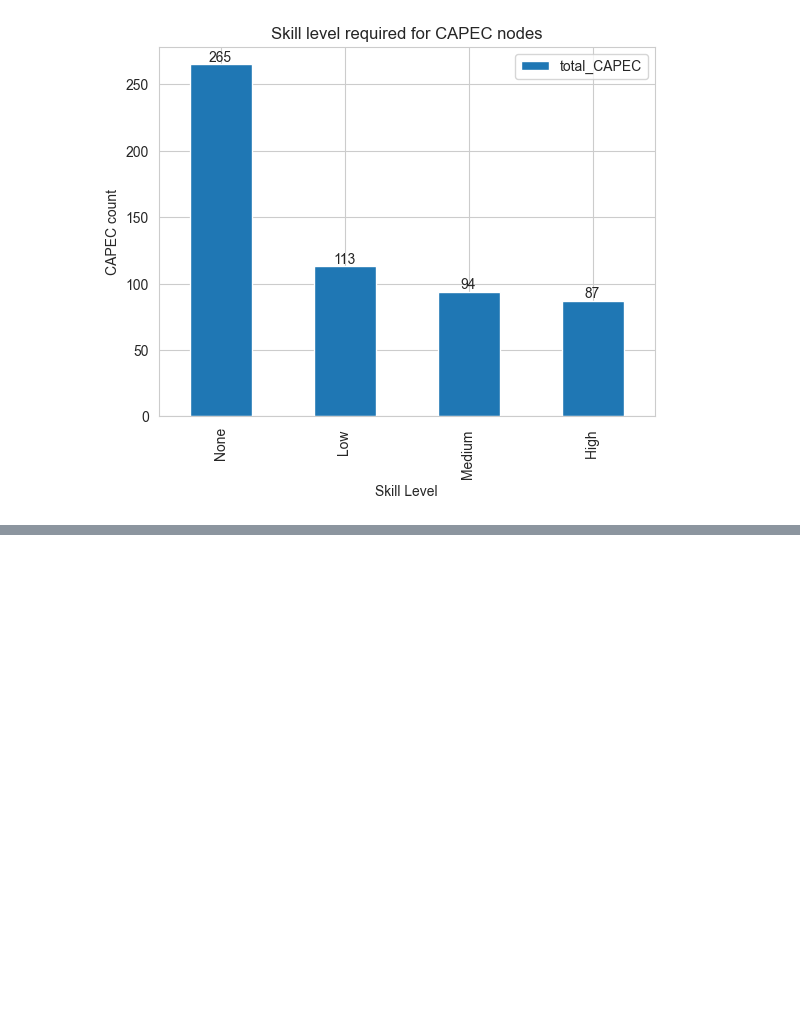
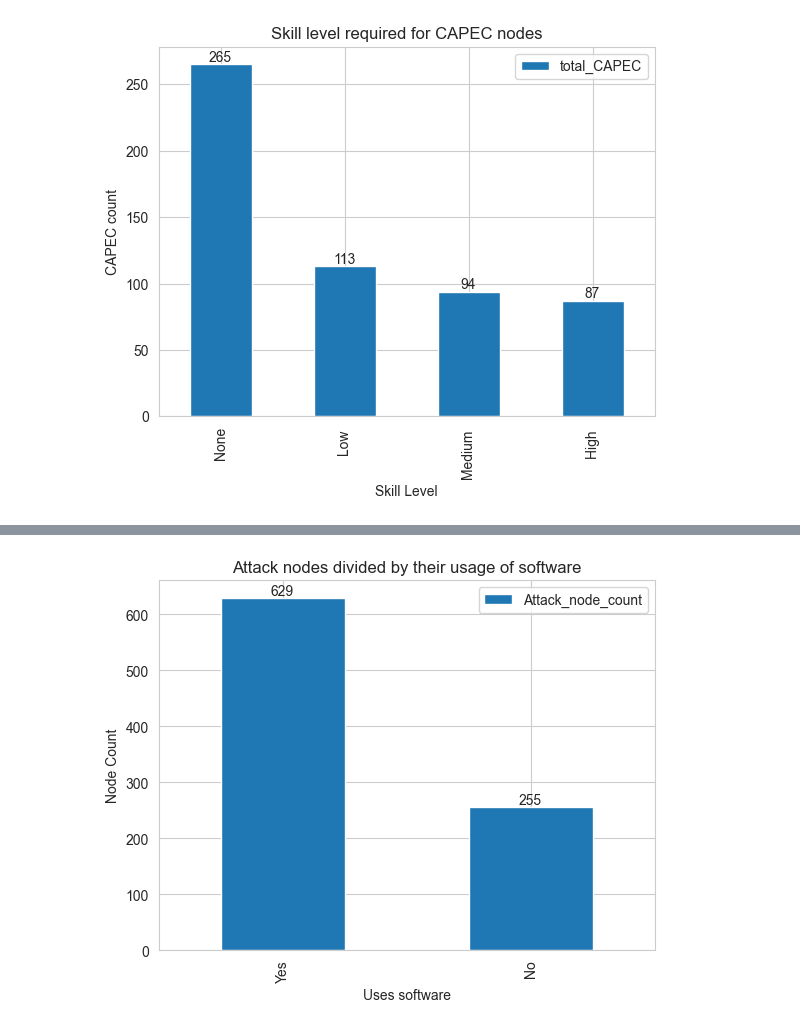
Before and after one commit to edogdu/UCKG, a Jupyter notebook: documents/notebooks/UCKG_Analysis.ipynb, the cells around one changed output, grey strips where cells are left out. Cells and saved outputs as stored; diff of their text form; code cells hidden in the pictures; blank space fills up the shorter version.

```diff
--- a/documents/notebooks/UCKG_Analysis.ipynb
+++ b/documents/notebooks/UCKG_Analysis.ipynb
@@ -1687,0 +1885,23 @@ df
+# %%
+query = """
+MATCH (m:UcoexMITREATTACK)
+OPTIONAL MATCH (m)<-[UCOEXSOFTWAREUSESTECHNIQUE]-(n:UcoexSOFTWARE)
+RETURN COUNT(DISTINCT m) as Attack_node_count,
+CASE
+    WHEN n IS NULL THEN 'No'
+    ELSE 'Yes'
+END AS Utilized_software
+"""
+records = run_query(query, parameters=params)
+
+df = pd.DataFrame(records)
+df
+
+ax = df.plot(x='Utilized_software', y='Attack_node_count', kind='bar')
+ax.bar_label(ax.containers[0])
+plt.title('Attack nodes divided by their usage of software')
+plt.xlabel('Uses software')
+plt.ylabel('Node Count')
+plt.show()
+# %% [output]
+[figure, added]
```
Also changed, not shown: parts of 103 cells of this notebook.
